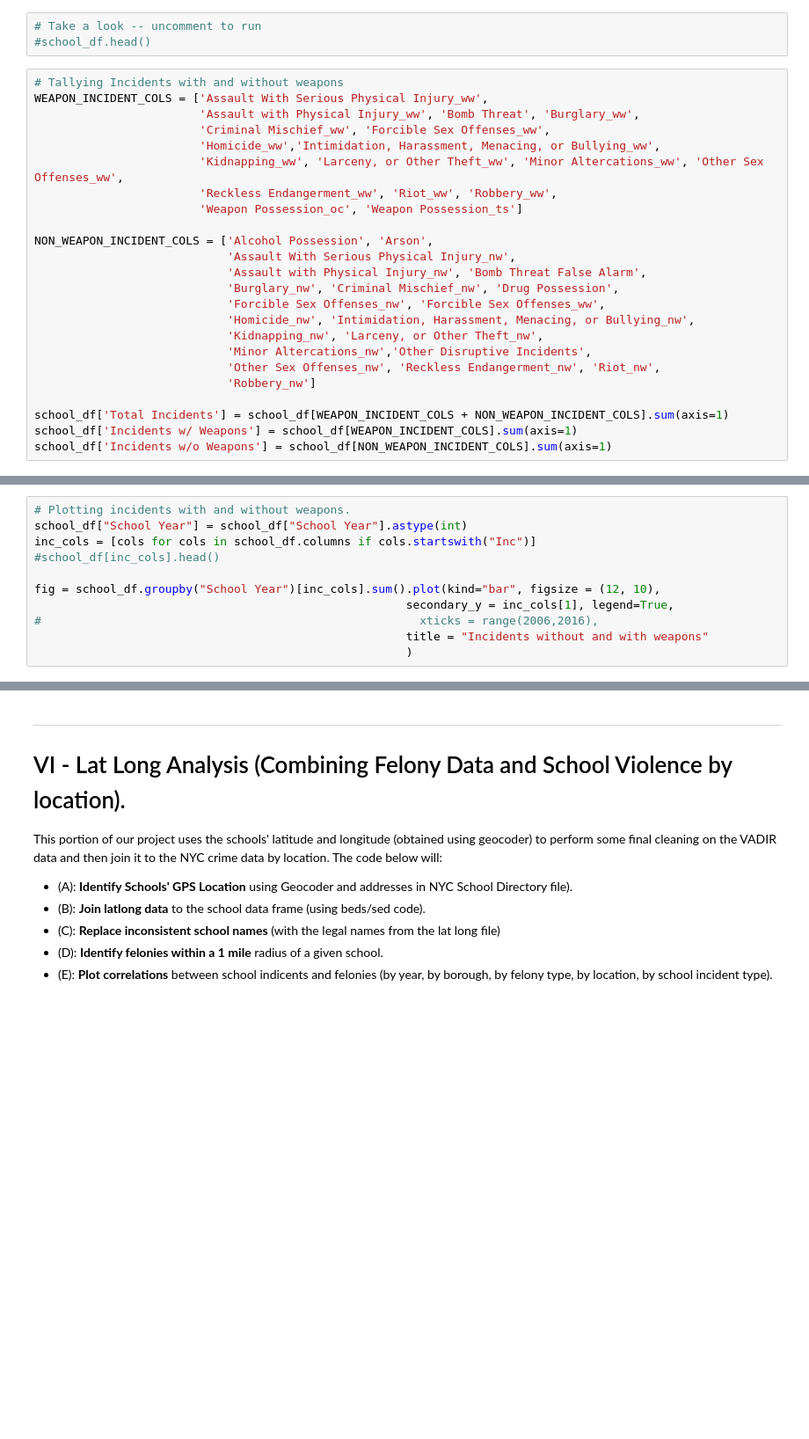
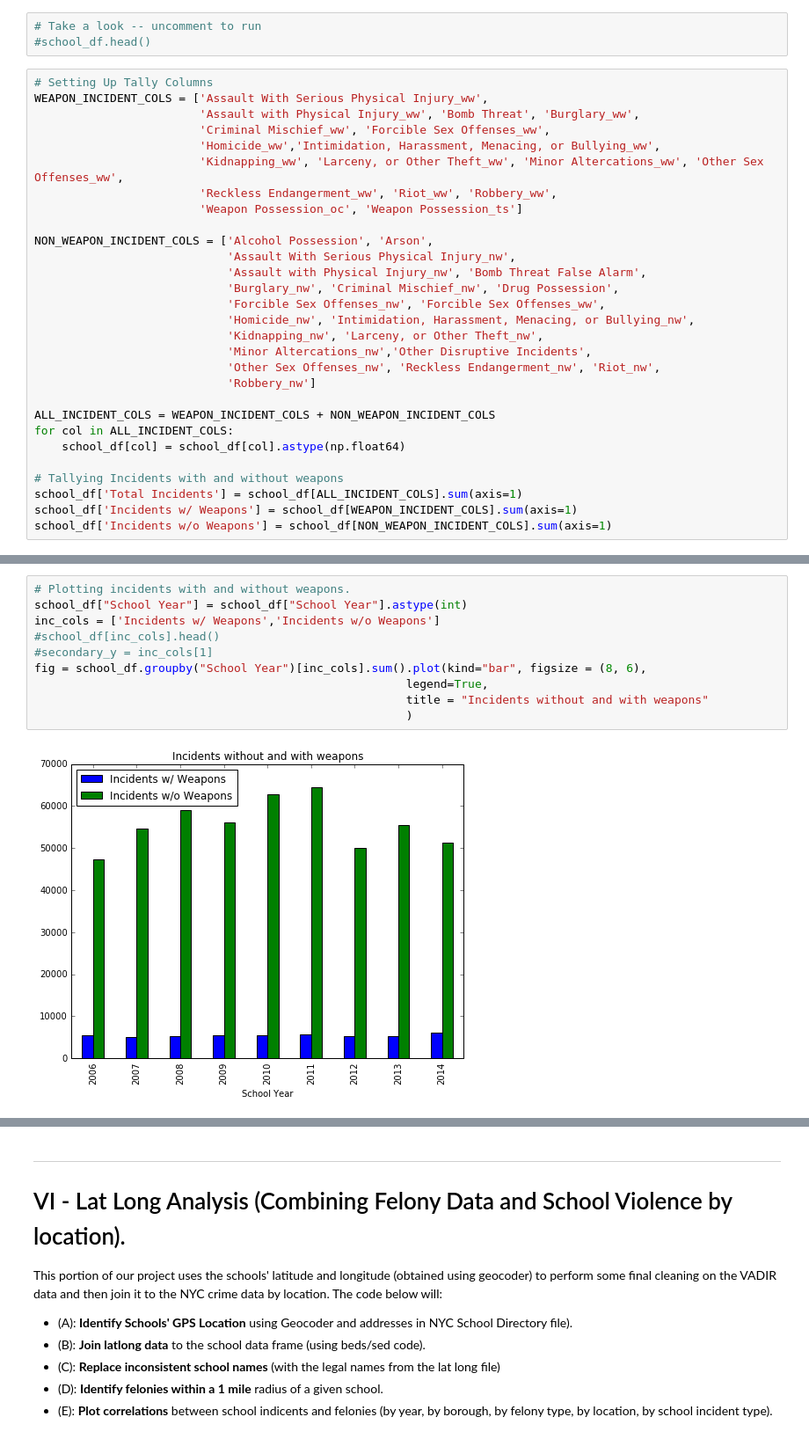
Before and after one commit to mmillervedam/INFOW18_FinalProject, a Jupyter notebook: Final Project Notebook.ipynb, the cells around one changed output, grey strips where cells are left out. Shown at 88% size. Drawn from its saved outputs; the diff is of its cells as text; blank space fills up the shorter version.

```diff
--- a/Final Project Notebook.ipynb
+++ b/Final Project Notebook.ipynb
@@ -373,7 +378,7 @@ print("Number of observations:", len(school_df), "\nNumber of Variables:", len(s
 # Take a look -- uncomment to run
 #school_df.head()
 # %%
-# Tallying Incidents with and without weapons
+# Setting Up Tally Columns
 WEAPON_INCIDENT_COLS = ['Assault With Serious Physical Injury_ww',
                         'Assault with Physical Injury_ww', 'Bomb Threat', 'Burglary_ww',
                         'Criminal Mischief_ww', 'Forcible Sex Offenses_ww',
@@ -393,6 +398,11 @@ NON_WEAPON_INCIDENT_COLS = ['Alcohol Possession', 'Arson',
                             'Other Sex Offenses_nw', 'Reckless Endangerment_nw', 'Riot_nw',
                             'Robbery_nw']
 
-school_df['Total Incidents'] = school_df[WEAPON_INCIDENT_COLS + NON_WEAPON_INCIDENT_COLS].sum(axis=1)
+ALL_INCIDENT_COLS = WEAPON_INCIDENT_COLS + NON_WEAPON_INCIDENT_COLS
+for col in ALL_INCIDENT_COLS:
+    school_df[col] = school_df[col].astype(np.float64)
+
+# Tallying Incidents with and without weapons
+school_df['Total Incidents'] = school_df[ALL_INCIDENT_COLS].sum(axis=1)
 school_df['Incidents w/ Weapons'] = school_df[WEAPON_INCIDENT_COLS].sum(axis=1)
 school_df['Incidents w/o Weapons'] = school_df[NON_WEAPON_INCIDENT_COLS].sum(axis=1)
@@ -399,12 +422,13 @@ school_df['Incidents w/o Weapons'] = school_df[NON_WEAPON_INCIDENT_COLS].sum(axi
 # %%
 # Plotting incidents with and without weapons.
 school_df["School Year"] = school_df["School Year"].astype(int)
-inc_cols = [cols for cols in school_df.columns if cols.startswith("Inc")]
+inc_cols = ['Incidents w/ Weapons','Incidents w/o Weapons']
 #school_df[inc_cols].head()
-
-fig = school_df.groupby("School Year")[inc_cols].sum().plot(kind="bar", figsize = (12, 10),
-                                                      secondary_y = inc_cols[1], legend=True,
-#                                                       xticks = range(2006,2016),
+#secondary_y = inc_cols[1]
+fig = school_df.groupby("School Year")[inc_cols].sum().plot(kind="bar", figsize = (8, 6),
+                                                      legend=True,
                                                       title = "Incidents without and with weapons"
                                                       )
+# %% [output]
+[figure, added]
 # %%
```
Also changed, not shown: parts of 18 cells of this notebook.
